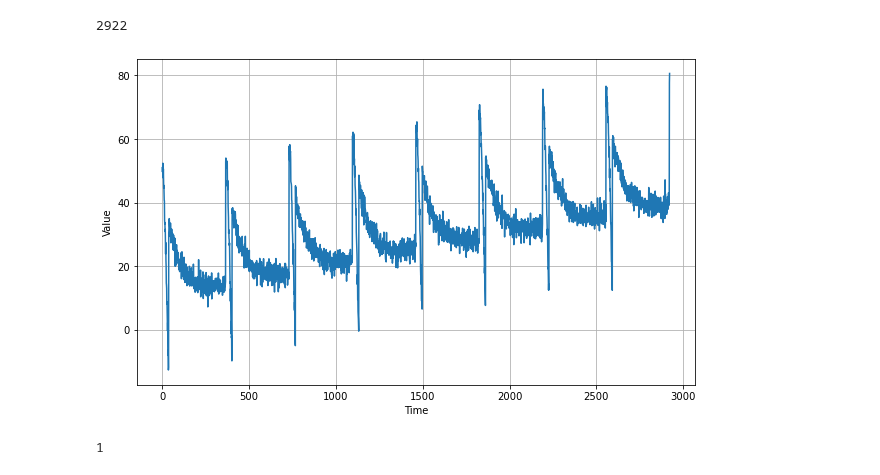
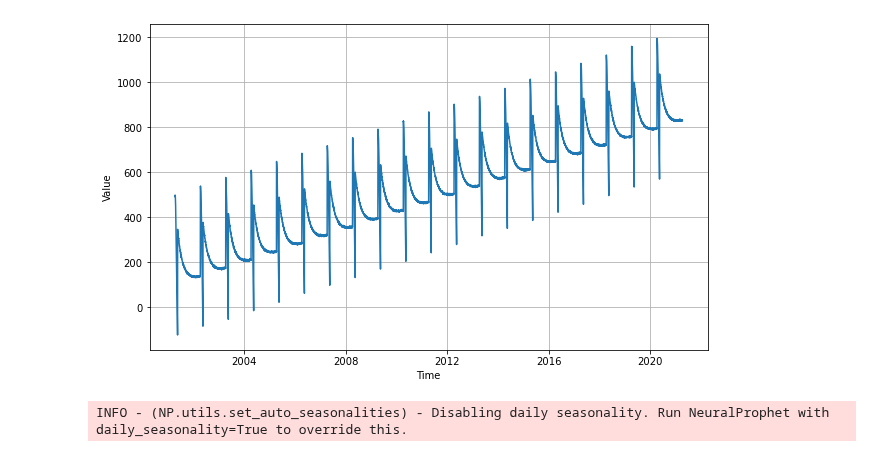
Before and after one commit to ourownstory/neural_prophet, a Jupyter notebook: example_notebooks/syntheticdata.ipynb, the cells around one changed output. Cells and saved outputs as stored; diff of their text form; code cells hidden in the pictures.

Commit message:
including a script for synthetic data

```diff
--- a/example_notebooks/syntheticdata.ipynb
+++ b/example_notebooks/syntheticdata.ipynb
@@ -28,41 +67,38 @@ def noise(time, noise_level=1, seed=None):
 # %%
-def compute_units(periods, units):
-    return periods*units
-time = {
-    'minutes': 60,
-    'hours': 24,
-    'days': 365
+values = {
+    'periods':20,
+    'baseline':100,
+    'trend_val':0.1,
+    'amplitude': 400,
+    'slope': 0.01,
+    'noise_level': 2,
+    'seed':50
 }
-periods = 8
-if (periods & 4 == 0) and time[]:
-    leap = periods/4
-else:
-    leap = 0
-time = np.arange(periods * time['days'] + leap, dtype="float32")
-return time
 
-print(len(time))
-baseline = 10
-series = trend(time, 0.1)
-baseline = 10
-amplitude = 40
-slope = 0.01
-noise_level = 2
 
-# Create the series
-series = baseline + trend(time, slope) + seasonality(time, period=365, amplitude=amplitude)
-# Update with noise
-series += noise(time, noise_level, seed=42)
+series = series(**values)
+
+
+df = pd.DataFrame({
+    'ds': series[0],
+    'y': series[1]
+})
-# %% [output]
-2922
 # %%
-
 plt.figure(figsize=(10, 6))
-plot_series(time, series)
+plot_series(series[0], series[1])
 plt.show()
 # %% [output]
-[figure, old version]
+[figure, new version]
 # %%
-1 % 4
+m = NeuralProphet(
+    n_lags=12,
+    changepoints_range=0.95,
+    n_changepoints=30,
+    weekly_seasonality=False,
+    batch_size=64,
+    epochs=10,
+    learning_rate=1.0,
+)
+metrics = m.fit(df, freq='1d')
 # %% [output]
-1
+INFO - (NP.utils.set_auto_seasonalities) - Disabling daily seasonality. Run NeuralProphet with daily_seasonality=True to override this.
```
Also changed, not shown: parts of 8 cells of this notebook, 1 other file.
